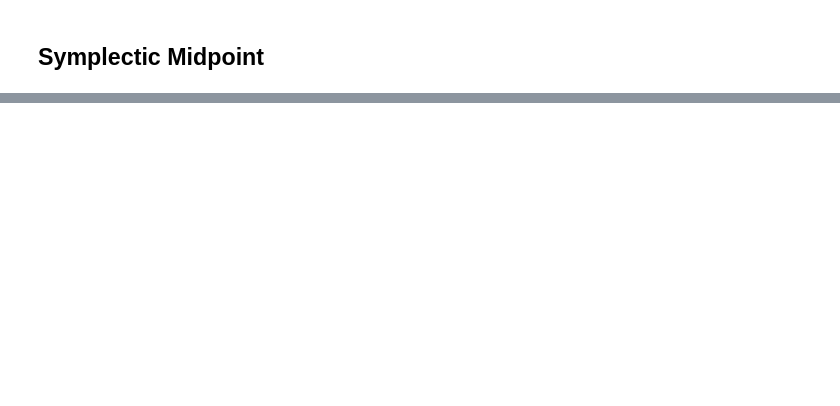
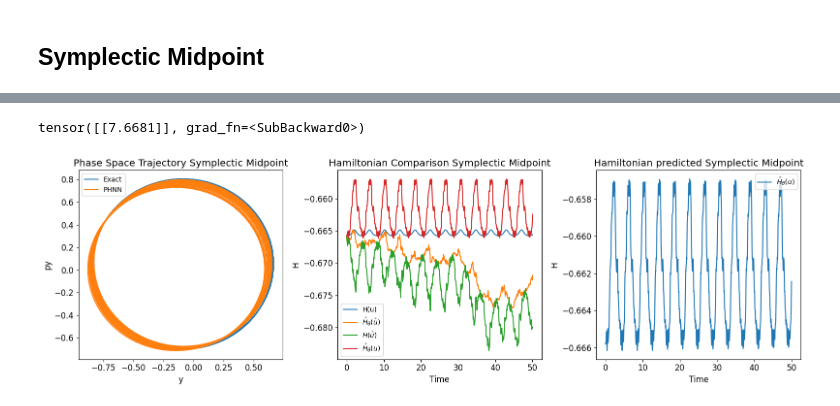
Before and after one commit to sannejamila/HamiltonianNeuralNetwork_HenonHeiles, a Jupyter notebook: KeplerSystem.ipynb, the cells around one changed output, grey strips where cells are left out. Drawn from its saved outputs; the diff is of its cells as text; code cells hidden in the pictures; blank space fills up the shorter version.

```diff
--- a/KeplerSystem.ipynb
+++ b/KeplerSystem.ipynb
@@ -279,0 +353,49 @@ tensor([[1.4763]], grad_fn=<SubBackward0>)
+# %%
+
+fig, ax = plt.subplots(1, 3, figsize=(16, 5))
+y, py = u_exact[0][:, 0], u_exact[0][:, 1]
+ax[0].plot(y, py, label="Exact")
+y, py = u_phnn_symp[0][:, 0], u_phnn_symp[0][:, 1]
+ax[0].plot(y, py, label="PHNN")
+ax[0].set_xlabel("y")
+ax[0].set_ylabel("py")
+ax[0].set_title("Phase Space Trajectory Symplectic Midpoint")
+ax[0].legend()
+
+C =model_symp.Hamiltonian(torch.tensor(u0s, dtype = torch.float32))- sys.Hamiltonian(u0s.squeeze(0))
+
+H_exact = torch.tensor([sys.Hamiltonian(u) for u in u_exact.squeeze(0)])
+t = t_sample.squeeze(0)
+u_samples = u_phnn_symp.squeeze(0)
+#Computed estimated Hamiltonian from values for prediction
+H_symp_nn= torch.tensor([(model_symp.Hamiltonian(u) -C)for u in u_samples])
+#Computed true Hamiltonian values for prediction
+H_exact_pred = torch.tensor([sys.Hamiltonian(u) for u in u_samples])
+
+#Computed NN Hamiltonian for exact
+H_nn_exact = torch.tensor([(model_symp.Hamiltonian(torch.tensor(u, dtype = torch.float32))-C) for u in u_exact.squeeze(0)])
+
+print(C)
+
+ax[1].plot(t, H_exact, label="H(u)")
+ax[1].plot(t, H_symp_nn, label=r"$\hat{H}_{\theta}(\hat u)$")
+ax[1].plot(t, H_exact_pred,  label=r"$H(\hat u)$")
+ax[1].plot(t, H_nn_exact, label=r"$\hat{H}_{\theta}(u)$")
+ax[1].set_xlabel("Time")
+ax[1].set_ylabel("H")
+ax[1].set_title("Hamiltonian Comparison Symplectic Midpoint")
+ax[1].legend()
+
+
+
+ax[2].plot(t, H_nn_exact, label=r"$\hat{H}_{\theta}(u)$")
+ax[2].set_xlabel("Time")
+ax[2].set_ylabel("H")
+ax[2].set_title("Hamiltonian predicted Symplectic Midpoint")
+ax[2].legend()
+
+plt.tight_layout()
+plt.show()
+# %% [output]
+tensor([[7.6681]], grad_fn=<SubBackward0>)
+[figure, added]
```
Also changed, not shown: parts of 33 cells of this notebook, 4 other files.
